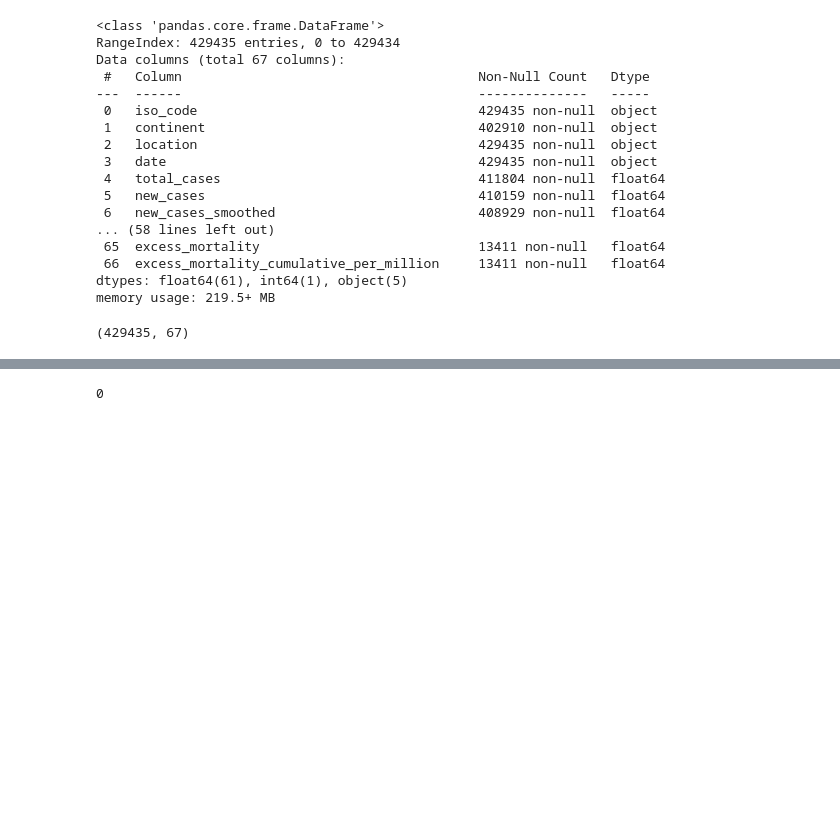
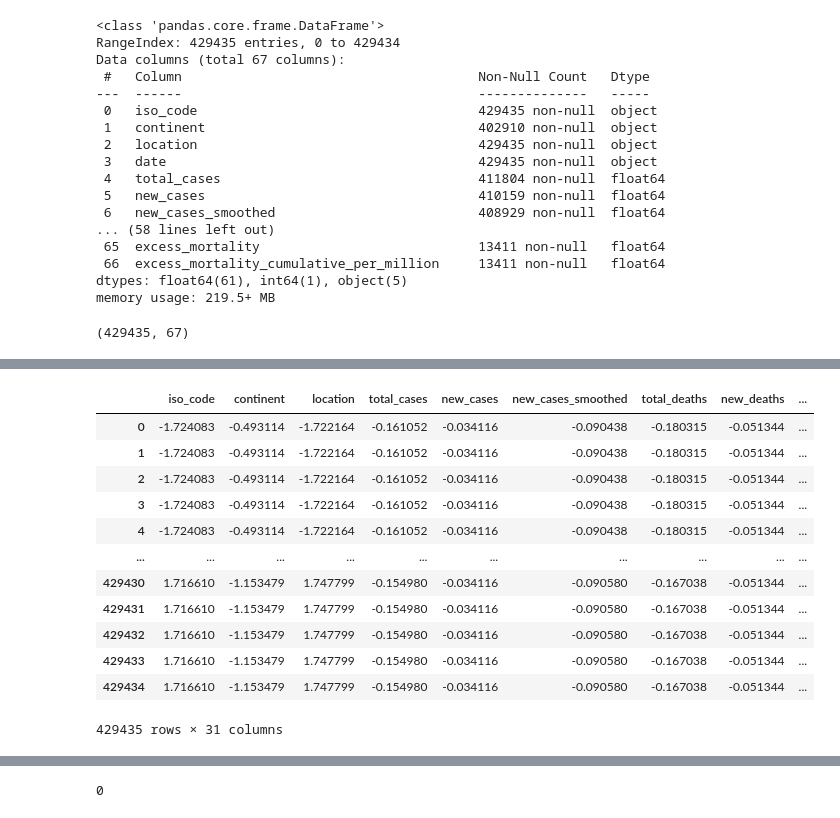
Before and after one commit to nomanrafi/COVID-19, a Jupyter notebook: COVID-19.ipynb, the cells around one changed output, grey strips where cells are left out. Saved outputs shown, nothing was run; the diff lists cells and outputs as text; code cells hidden in the pictures; blank space fills up the shorter version.

```diff
--- a/COVID-19.ipynb
+++ b/COVID-19.ipynb
@@ -82,3 +301,19 @@ df['date'] = pd.to_datetime(df['date'])
+# %%
+df
+# %% [output]
+|  | iso_code | continent | location | total_cases | new_cases | new_cases_smoothed | total_deaths | new_deaths | ... |
+| 0 | -1.724083 | -0.493114 | -1.722164 | -0.161052 | -0.034116 | -0.090438 | -0.180315 | -0.051344 | ... |
+| 1 | -1.724083 | -0.493114 | -1.722164 | -0.161052 | -0.034116 | -0.090438 | -0.180315 | -0.051344 | ... |
+| 2 | -1.724083 | -0.493114 | -1.722164 | -0.161052 | -0.034116 | -0.090438 | -0.180315 | -0.051344 | ... |
+| 3 | -1.724083 | -0.493114 | -1.722164 | -0.161052 | -0.034116 | -0.090438 | -0.180315 | -0.051344 | ... |
+| 4 | -1.724083 | -0.493114 | -1.722164 | -0.161052 | -0.034116 | -0.090438 | -0.180315 | -0.051344 | ... |
+| ... | ... | ... | ... | ... | ... | ... | ... | ... | ... |
+| 429430 | 1.716610 | -1.153479 | 1.747799 | -0.154980 | -0.034116 | -0.090580 | -0.167038 | -0.051344 | ... |
+| 429431 | 1.716610 | -1.153479 | 1.747799 | -0.154980 | -0.034116 | -0.090580 | -0.167038 | -0.051344 | ... |
+| 429432 | 1.716610 | -1.153479 | 1.747799 | -0.154980 | -0.034116 | -0.090580 | -0.167038 | -0.051344 | ... |
+| 429433 | 1.716610 | -1.153479 | 1.747799 | -0.154980 | -0.034116 | -0.090580 | -0.167038 | -0.051344 | ... |
+| 429434 | 1.716610 | -1.153479 | 1.747799 | -0.154980 | -0.034116 | -0.090580 | -0.167038 | -0.051344 | ... |
+429435 rows × 31 columns
 # %%
 df
 # %% [output]
```
Also changed, not shown: parts of 27 cells of this notebook.
